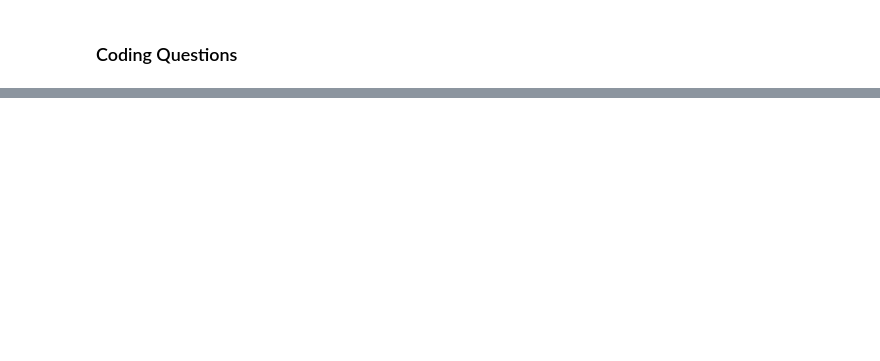
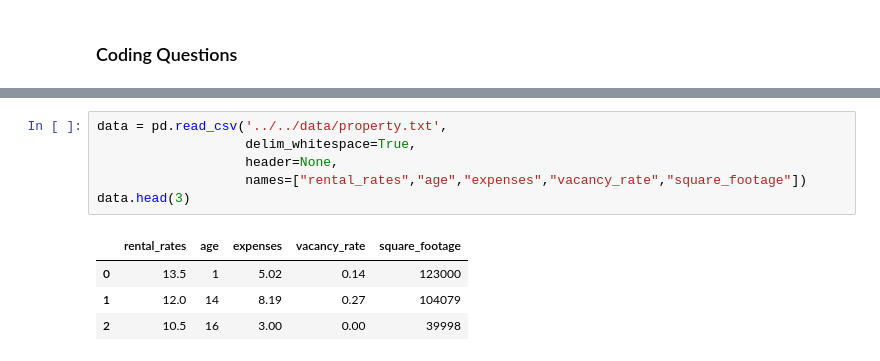
Before and after one commit to Branflakes333/linear_regression, a Jupyter notebook: HW/HW3/HW3.ipynb, the cells around one changed output, grey strips where cells are left out. Drawn from its saved outputs; the diff is of its cells as text; blank space fills up the shorter version.

```diff
--- a/HW/HW3/HW3.ipynb
+++ b/HW/HW3/HW3.ipynb
@@ -62,0 +175,11 @@ by the method of least squares when it is known that $\beta_2=4$. How can the an
+# %%
+data = pd.read_csv('../../data/property.txt',
+                   delim_whitespace=True,
+                   header=None,
+                   names=["rental_rates","age","expenses","vacancy_rate","square_footage"])
+data.head(3)
+# %% [output]
+|  | rental_rates | age | expenses | vacancy_rate | square_footage |
+| 0 | 13.5 | 1 | 5.02 | 0.14 | 123000 |
+| 1 | 12.0 | 14 | 8.19 | 0.27 | 104079 |
+| 2 | 10.5 | 16 | 3.00 | 0.00 | 39998 |
```
Also changed, not shown: parts of 25 cells of this notebook.
